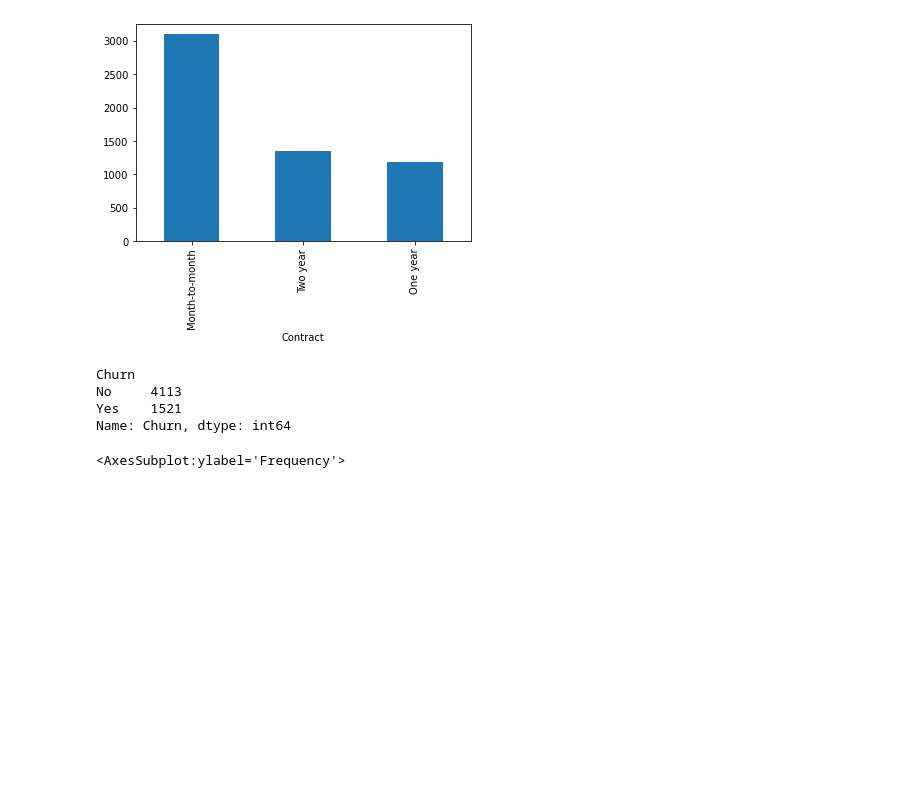
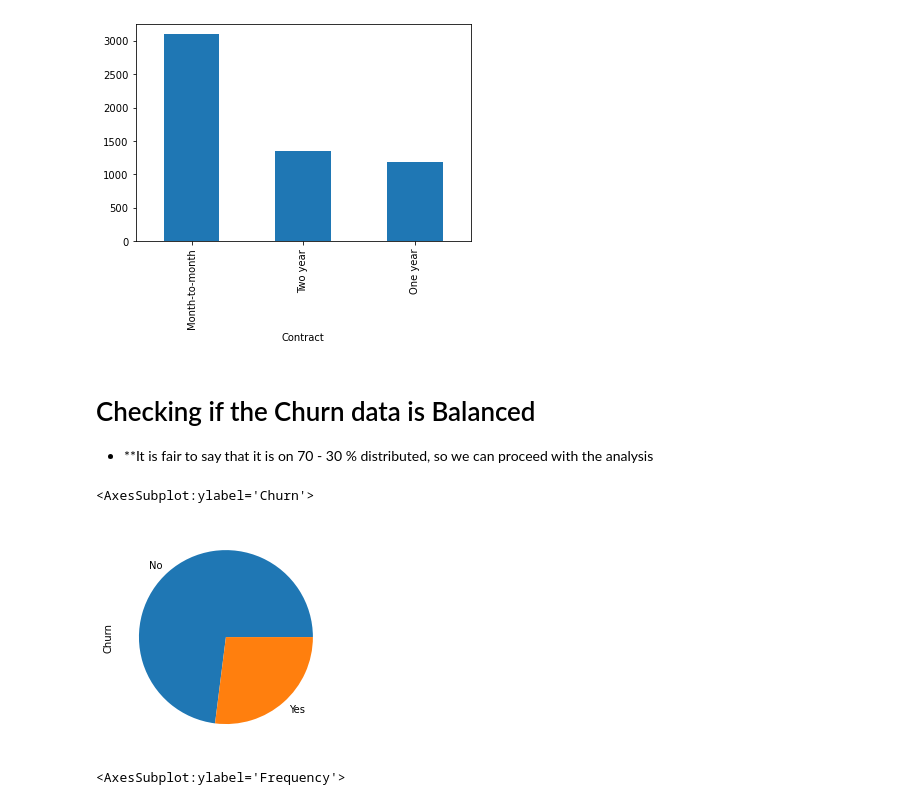
Before and after one commit to abhaysarkar25/DataScience_ProjectML, a Jupyter notebook: abhay.sar25@gmail.com_Telecom_Churn_Predictions.ipynb, the cells around one changed output. Saved outputs shown, nothing was run; the diff lists cells and outputs as text; code cells hidden in the pictures; blank space fills up the shorter version.

```diff
--- a/abhay.sar25@gmail.com_Telecom_Churn_Predictions.ipynb
+++ b/abhay.sar25@gmail.com_Telecom_Churn_Predictions.ipynb
@@ -217,13 +242,15 @@ data.groupby(['Contract'])['Churn'].count().sort_values(ascending=False).plot(ki
 # %% [output]
 <AxesSubplot:xlabel='Contract'>
 [figure]
+# %% [markdown]
+# Checking if the Churn data is Balanced
+
+- **It is fair to say that it is on 70 - 30 % distributed, so we can proceed with the analysis
 # %%
-data.groupby(['Churn'])['Churn'].count().sort_values(ascending=False)
+data.groupby(['Churn'])['Churn'].count().sort_values(ascending=False).plot(kind = 'pie')
 # %% [output]
-Churn
-No     4113
-Yes    1521
-Name: Churn, dtype: int64
+<AxesSubplot:ylabel='Churn'>
+[figure, added]
 # %%
 data.groupby(['Churn'])['tenure'].mean().plot(kind='hist')
 # %% [output]
```
Also changed, not shown: parts of 38 cells of this notebook.
